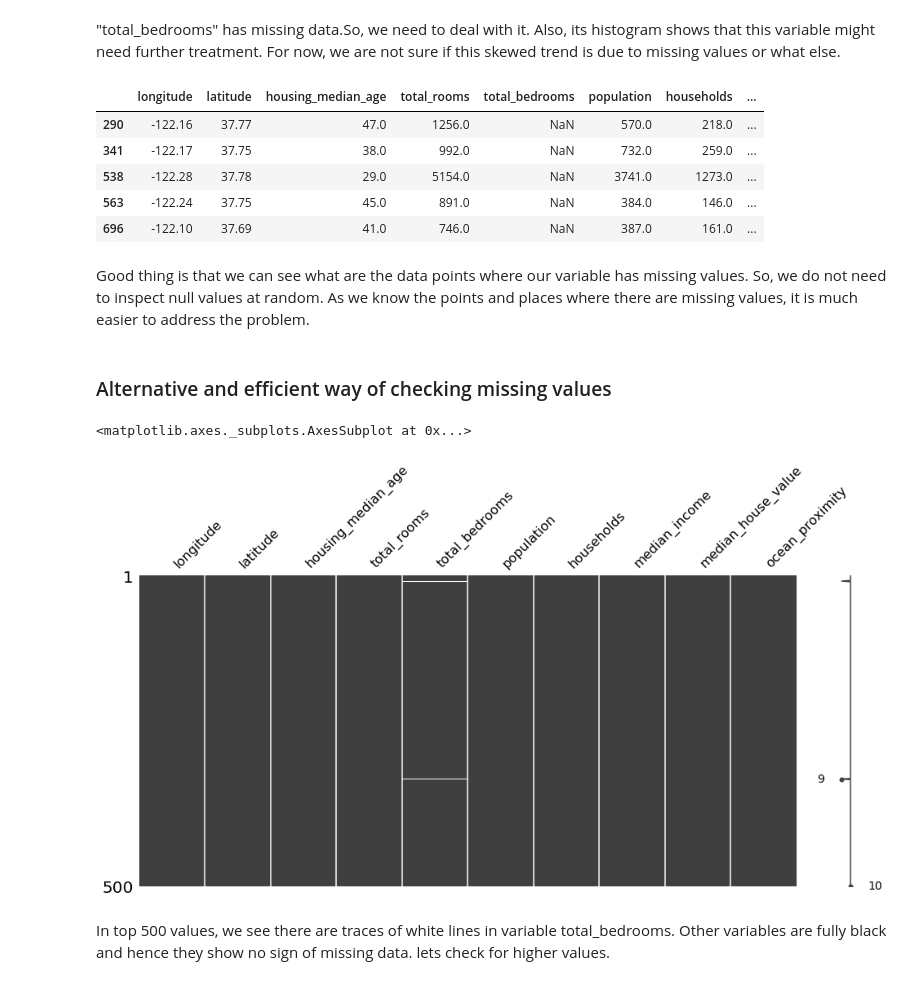
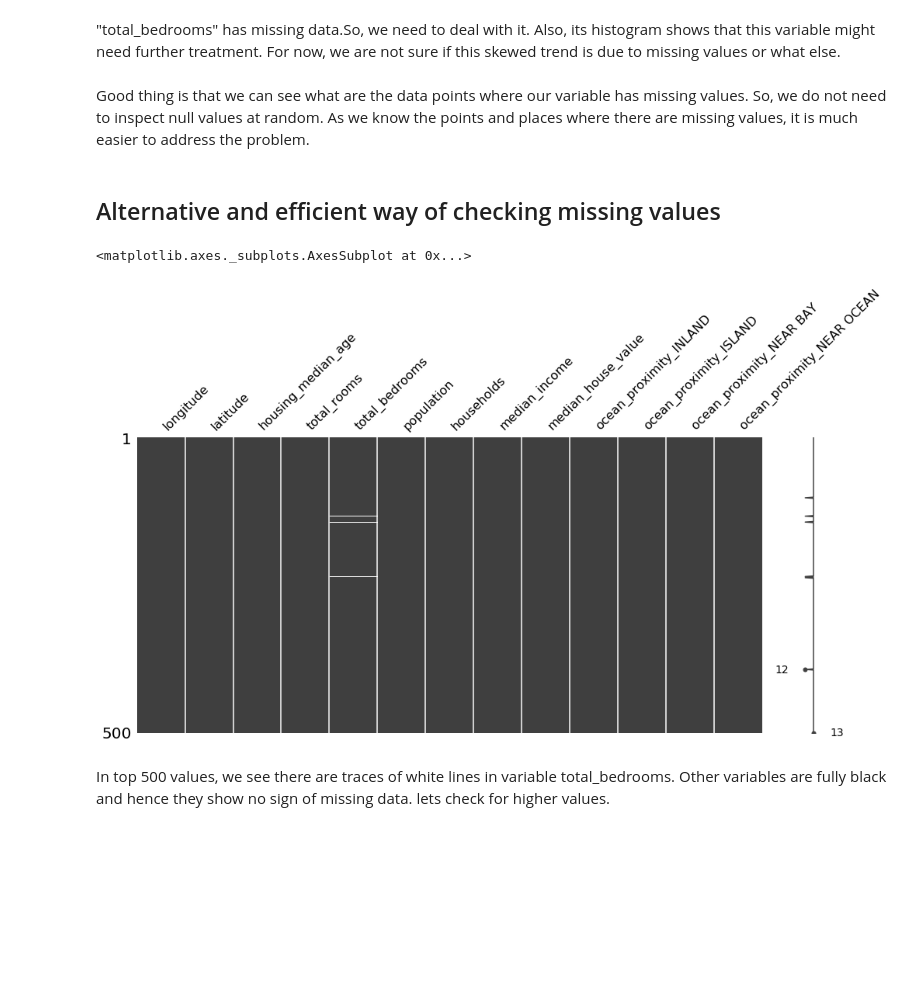
Before and after one commit to HassanSherwani/Data_Science_Projects, a Jupyter notebook: Dealing with Cross-sectional Data/Dealing with Cross sectional data.ipynb, the cells around one changed output. Drawn from its saved outputs; the diff is of its cells as text; code cells hidden in the pictures; blank space fills up the shorter version.

```diff
--- a/Dealing with Cross-sectional Data/Dealing with Cross sectional data.ipynb
+++ b/Dealing with Cross-sectional Data/Dealing with Cross sectional data.ipynb
@@ -173,0 +246,2 @@ We can also see that 'population','total_bedrooms','total_rooms' are **right ske
+# %%
+df=pd.read_csv('housing.csv')
@@ -173,0 +271,3 @@ We can also see that 'population','total_bedrooms','total_rooms' are **right ske
+# %%
+#If we want to use k-1 approach to keep base category
+df2=pd.get_dummies(df,columns=['ocean_proximity'], drop_first=True)
@@ -196,17 +302,10 @@ memory usage: 1.6+ MB
 "total_bedrooms" has missing data.So, we need to deal with it. Also, its histogram shows that this variable might need further treatment. For now, we are not sure if this skewed trend is due to missing values or what else.
 # %%
 df[df.isnull().any(axis=1)].head() # using isnull() function
-# %% [output]
-|  | longitude | latitude | housing_median_age | total_rooms | total_bedrooms | population | households | ... |
-| 290 | -122.16 | 37.77 | 47.0 | 1256.0 | NaN | 570.0 | 218.0 | ... |
-| 341 | -122.17 | 37.75 | 38.0 | 992.0 | NaN | 732.0 | 259.0 | ... |
-| 538 | -122.28 | 37.78 | 29.0 | 5154.0 | NaN | 3741.0 | 1273.0 | ... |
-| 563 | -122.24 | 37.75 | 45.0 | 891.0 | NaN | 384.0 | 146.0 | ... |
-| 696 | -122.10 | 37.69 | 41.0 | 746.0 | NaN | 387.0 | 161.0 | ... |
 # %% [markdown]
 Good thing is that we can see what are the data points where our variable has missing values. So, we do not need to inspect null values at random. As we know the points and places where there are missing values, it is much easier to address the problem.
 # %% [markdown]
-### Alternative and efficient way of checking missing values
+## Alternative and efficient way of checking missing values
 # %%
 # We will use "missingno" but, we need to install that 1st.
 !conda install -c conda-forge pandas-profiling -y
@@ -215,12 +314,12 @@ Good thing is that we can see what are the data points where our variable has mi
 # %%
 import missingno as msno
 # %%
-msno.matrix(df.sample(500),
+msno.matrix(df2.sample(500),
             figsize=(16, 7),
             width_ratios=(15, 1))
 # %% [output]
 <matplotlib.axes._subplots.AxesSubplot at 0x...>
-[figure, old version]
+[figure, new version]
 # %% [markdown]
 In top 500 values, we see there are traces of white lines in variable total_bedrooms. Other variables are fully black and hence they show no sign of missing data. lets check for higher values.
 # %%
```
Also changed, not shown: parts of 180 cells of this notebook.
